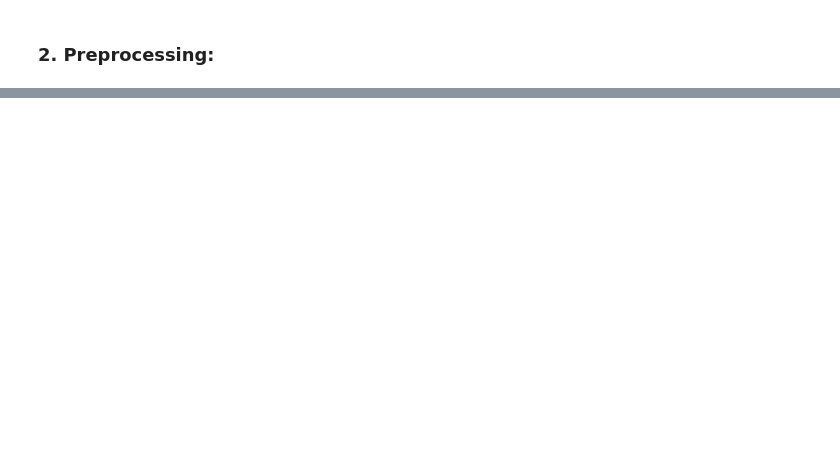
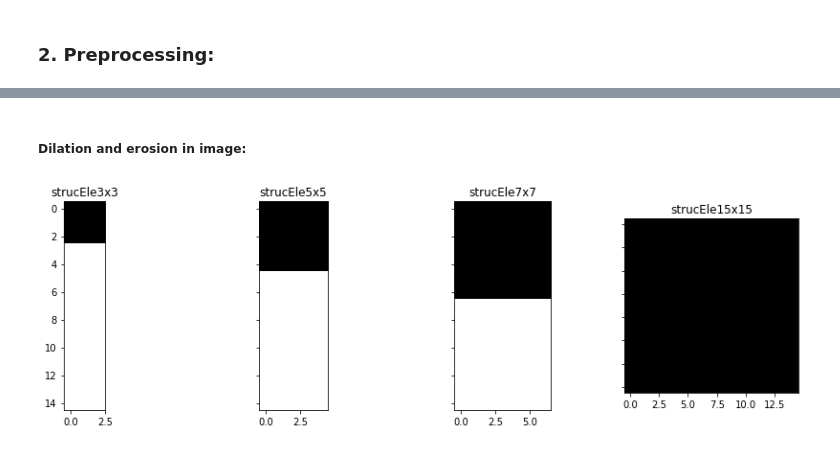
Before and after one commit to iamurali/upgrad_ml_ai, a Jupyter notebook: NeuralNetwork/Detect_vehicles_in_Video.ipynb, the cells around one changed output, grey strips where cells are left out. Cells and saved outputs as stored; diff of their text form; code cells hidden in the pictures; blank space fills up the shorter version.

```diff
--- a/NeuralNetwork/Detect_vehicles_in_Video.ipynb
+++ b/NeuralNetwork/Detect_vehicles_in_Video.ipynb
@@ -35,0 +78,11 @@ SCALAR_CYAN = (255.0,255.0,0.0)
+# %% [markdown]
+##### Dilation and erosion in image:
+# %%
+strucEle3x3 = cv2.getStructuringElement(cv2.MORPH_RECT,(3,3))
+strucEle5x5 = cv2.getStructuringElement(cv2.MORPH_RECT,(5,5))
+strucEle7x7 = cv2.getStructuringElement(cv2.MORPH_RECT,(7,7))
+strucEle15x15 = cv2.getStructuringElement(cv2.MORPH_RECT,(15,15))
+
+plot_image([strucEle3x3, strucEle5x5, strucEle7x7, strucEle15x15], cmap='gray', captions = ["strucEle3x3", "strucEle5x5", "strucEle7x7", "strucEle15x15"])
+# %% [output]
+[figure, added]
```
Also changed, not shown: parts of 27 cells of this notebook.
